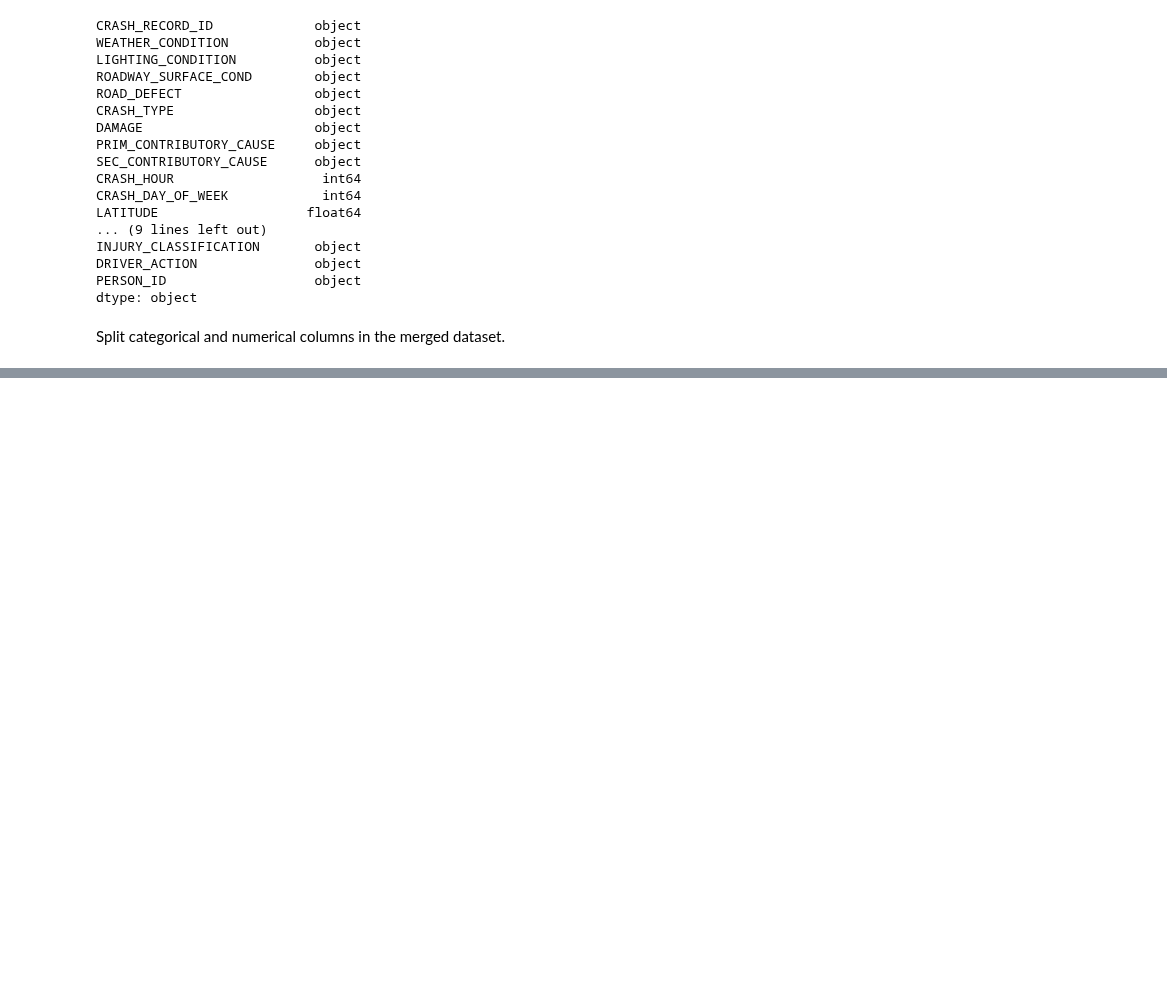
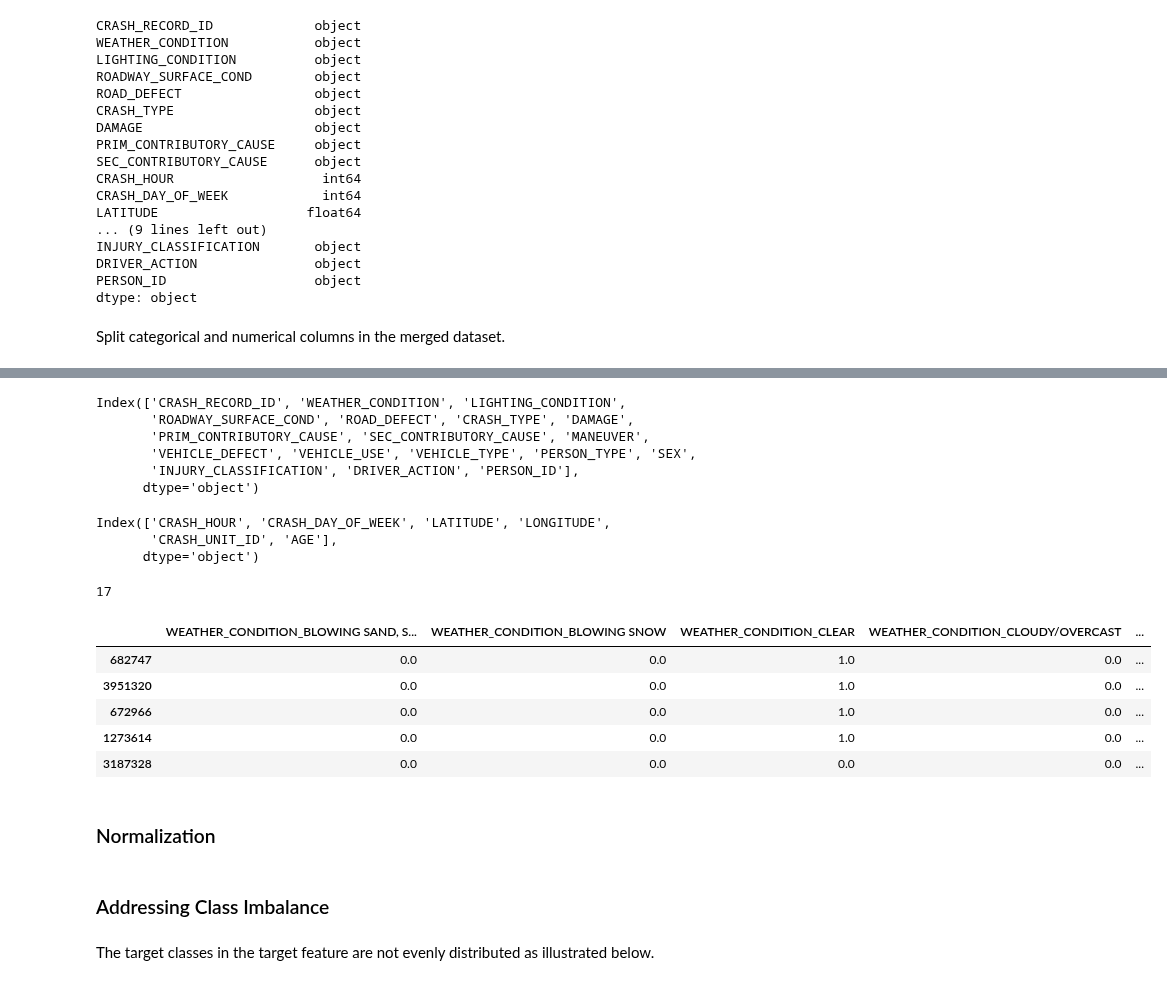
Before and after one commit to joakimTI/GROUP-5-PROJECT, a Jupyter notebook: index.ipynb, the cells around one changed output, grey strips where cells are left out. Drawn from its saved outputs; the diff is of its cells as text; code cells hidden in the pictures; blank space fills up the shorter version.

Commit message:
Preprocessing(normalization and OHE)

```diff
--- a/index.ipynb
+++ b/index.ipynb
@@ -946,0 +980,2 @@ final_merged_df_numerical = final_merged_df.select_dtypes('float64')
+# %%
+new_target = {value: key for key in target_dict for value in target_dict[key]}
@@ -946,0 +1283,6 @@ final_merged_df_numerical = final_merged_df.select_dtypes('float64')
+# %%
+# Split the data into training and testing data at 80,20 ratio
+X = deduplicated_df.drop(['CAUSE_encoded', 'CAUSE_decoded', 'CAUSE', 'PERSON_ID', 'CRASH_UNIT_ID', 'CRASH_RECORD_ID', 'LATITUDE', 'LONGITUDE', 'PRIM_CONTRIBUTORY_CAUSE', 'SEC_CONTRIBUTORY_CAUSE'], axis=1)
+y = deduplicated_df['CAUSE_encoded']
+
+X_train, X_test, y_train, y_test = train_test_split(X, y, test_size=0.2, random_state=42)
@@ -946,0 +1304,46 @@ final_merged_df_numerical = final_merged_df.select_dtypes('float64')
+# %%
+deduplicated_df_categorical = final_merged_df.select_dtypes('object')
+deduplicated_df_categorical.columns
+# %% [output]
+Index(['CRASH_RECORD_ID', 'WEATHER_CONDITION', 'LIGHTING_CONDITION',
+       'ROADWAY_SURFACE_COND', 'ROAD_DEFECT', 'CRASH_TYPE', 'DAMAGE',
+       'PRIM_CONTRIBUTORY_CAUSE', 'SEC_CONTRIBUTORY_CAUSE', 'MANEUVER',
+       'VEHICLE_DEFECT', 'VEHICLE_USE', 'VEHICLE_TYPE', 'PERSON_TYPE', 'SEX',
+       'INJURY_CLASSIFICATION', 'DRIVER_ACTION', 'PERSON_ID'],
+      dtype='object')
+# %%
+for column in [deduplicated_df.select_dtypes('int64').columns]:
+
+        deduplicated_df[column] = deduplicated_df[column].astype('float64')
+
+deduplicated_df_numerical = deduplicated_df.select_dtypes('float64')
+deduplicated_df_numerical.columns
+# %% [output]
+Index(['CRASH_HOUR', 'CRASH_DAY_OF_WEEK', 'LATITUDE', 'LONGITUDE',
+       'CRASH_UNIT_ID', 'AGE'],
+      dtype='object')
+# %%
+len(X_train.columns)
+# %% [output]
+17
+# %%
+X_train_categorical = X_train.drop(['AGE', 'CRASH_DAY_OF_WEEK', 'CRASH_HOUR'], axis=1)
+X_test_categorical = X_test.drop(['AGE', 'CRASH_DAY_OF_WEEK', 'CRASH_HOUR'], axis=1)
+ohe = OneHotEncoder(handle_unknown='ignore', sparse_output=False)
+ohe.fit(X_train_categorical)
+def oheEncoder(X_categorical):
+    # Create new column names with prefixes
+    new_column_names = []
+    for col, categories in zip(X_categorical.columns, ohe.categories_):
+        new_column_names.extend([f"{col}_{category}" for category in categories])
+
+    # Create the DataFrame with the new column names
+    X_ohe = pd.DataFrame(
+        ohe.transform(X_categorical),
+        index=X_categorical.index,
+        columns=new_column_names
+    )
+    return X_ohe
+X_train_ohe = oheEncoder(X_train_categorical)
+# X_test_ohe = oheEncoder(X_test_categorical)
+# X_train_ohe
@@ -946,0 +1352,11 @@ final_merged_df_numerical = final_merged_df.select_dtypes('float64')
+# %%
+X_train_ohe.head()
+# %% [output]
+|  | WEATHER_CONDITION_BLOWING SAND, S... | WEATHER_CONDITION_BLOWING SNOW | WEATHER_CONDITION_CLEAR | WEATHER_CONDITION_CLOUDY/OVERCAST | ... |
+| 682747 | 0.0 | 0.0 | 1.0 | 0.0 | ... |
+| 3951320 | 0.0 | 0.0 | 1.0 | 0.0 | ... |
+| 672966 | 0.0 | 0.0 | 1.0 | 0.0 | ... |
+| 1273614 | 0.0 | 0.0 | 1.0 | 0.0 | ... |
+| 3187328 | 0.0 | 0.0 | 0.0 | 0.0 | ... |
+# %% [markdown]
+### Normalization
@@ -947,2 +1378,6 @@ final_merged_df_numerical = final_merged_df.select_dtypes('float64')
+# %% [markdown]
+### Addressing Class Imbalance
+# %% [markdown]
+The target classes in the target feature are not evenly distributed as illustrated below.
 # %%
 deduplicated_df.columns
```
Also changed, not shown: parts of 43 cells of this notebook.
